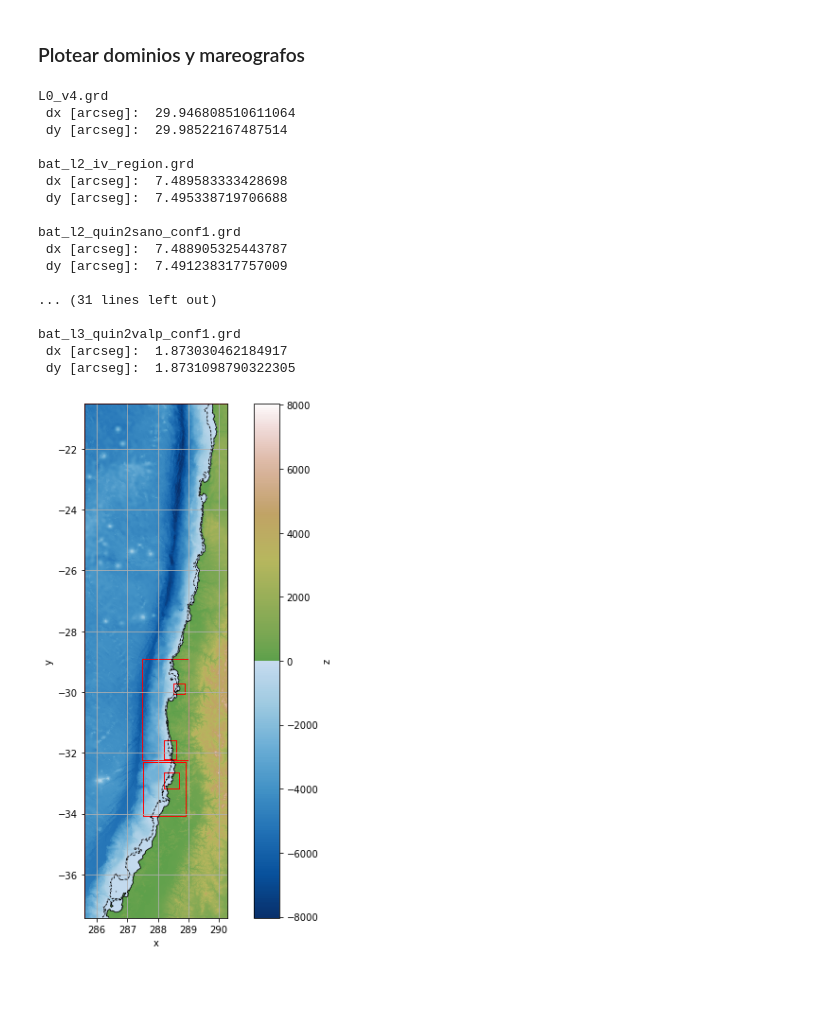
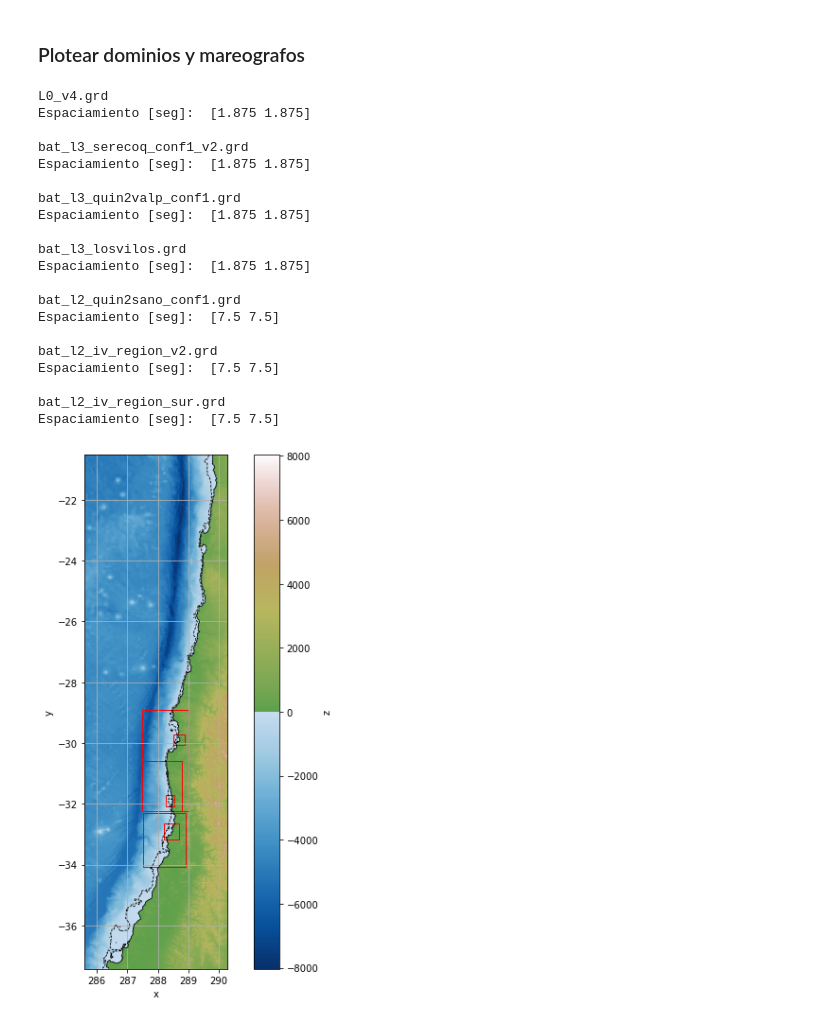
Before and after one commit to Maurici0-Diaz/Resonancia, a Jupyter notebook: analisis_grd.ipynb, the cells around one changed output. Cells and saved outputs as stored; diff of their text form; code cells hidden in the pictures; blank space fills up the shorter version.

```diff
--- a/analisis_grd.ipynb
+++ b/analisis_grd.ipynb
@@ -12,6 +12,11 @@ c_agua=plt.cm.Blues_r(np.linspace(0,0.75,256))
 c_terr=plt.cm.gist_earth(np.linspace(0.5,1,256))
 cols = np.vstack((c_agua, c_terr))
 terreno=cm.colors.LinearSegmentedColormap.from_list("terreno", cols)
+# %%
+def espaciamiento_grd(grd_data):
+    dx=np.diff(grd_data.x.values)[0]*3600
+    dy=np.diff(grd_data.y.values)[0]*3600
+    return dx,dy
 # %% [markdown]
 ### Analizar un unico archivo .grd y una boya
 # %%
@@ -82,11 +84,12 @@ r"G:\My Drive\UTFSM\memoria\batimetrias\L0_v4.grd"
 
 #grillas anidadas
 batis=[
-    r"G:\My Drive\UTFSM\memoria\tareas\tarea03\batis\bat_l2_iv_region.grd"
-    ,r"G:\My Drive\UTFSM\memoria\tareas\tarea03\batis\bat_l2_quin2sano_conf1.grd"
-    ,r"G:\My Drive\UTFSM\memoria\tareas\tarea03\batis\bat_l3_serecoq_conf1.grd"
-    ,r"G:\My Drive\UTFSM\memoria\tareas\tarea03\batis\bat_l3_iv_region_sur.grd"
-    ,r"G:\My Drive\UTFSM\memoria\tareas\tarea03\batis\bat_l3_quin2valp_conf1.grd"
+r"G:\My Drive\UTFSM\memoria\tareas\tarea03\batis\config02\bat_l3_serecoq_conf1_v2.grd"
+,r"G:\My Drive\UTFSM\memoria\tareas\tarea03\batis\config02\bat_l3_quin2valp_conf1.grd"
+,r"G:\My Drive\UTFSM\memoria\tareas\tarea03\batis\config02\bat_l3_losvilos.grd"
+,r"G:\My Drive\UTFSM\memoria\tareas\tarea03\batis\config02\bat_l2_quin2sano_conf1.grd"
+,r"G:\My Drive\UTFSM\memoria\tareas\tarea03\batis\config02\bat_l2_iv_region_v2.grd"
+,r"G:\My Drive\UTFSM\memoria\tareas\tarea03\batis\config02\bat_l2_iv_region_sur.grd"
 ]
 
 # archivo ts.xy
@@ -106,10 +109,7 @@ data_base.z.plot.imshow(cmap=terreno,ax=ax1) # plotea batimetria de base, en ax1
 data_base.z.plot.contour(levels=[-200,0], colors='k',linewidths=0.8,ax=ax1) #plotea linea de costa y curva de nivel -200
 
 print(os.path.basename(batis[0]))
-print(' dx [arcseg]: '
-      ,np.abs(data_base.x.values[-1]-data_base.x.values[0])*3600/(len(data_base.x.values)))
-print(' dy [arcseg]: '
-      ,np.abs(data_base.y.values[-1]-data_base.y.values[0])*3600/(len(data_base.y.values)))
+print("Espaciamiento [seg]: ",np.array(espaciamiento_grd(data_nc)))
 print()
 
 for i in range(1,len(batis)): # para cada bati de la lista (saltandose el primero)
@@ -124,49 +124,51 @@ for i in range(1,len(batis)): # para cada bati de la lista (saltandose el primer
     ax1.add_patch(rect) # plotea el rectangulo, en ax1
 
     print(os.path.basename(batis[i]))
-    print(' dx [arcseg]: ',np.abs(data_nc.x.values[-1]-data_nc.x.values[0])*3600/(len(data_nc.x.values)))
-    print(' dy [arcseg]: ',np.abs(data_nc.y.values[-1]-data_nc.y.values[0])*3600/(len(data_nc.y.values)))
+    print("Espaciamiento [seg]: ",np.array(espaciamiento_grd(data_nc)))
     print()
 
 # Mareografos:
 #Lee la ubicacion de los mareografos desde un archivo ts.xy
 if ts_file!=[]:
 
     coords=[] # aqui se guardaran las coordenadas del archivo .xy
     with open(ts_file[0], 'r') as reader: # abre el archivo
         for line in reader.readlines()[1:]: # para cada linea, saltandose la primera
             line = line.replace('\n','') # reemplaza saltos de linea por espacios en blanco
             line=line.rsplit(sep=' ') # Separa la linea en donde haya espacios
             coords.append(line) #agrega las coordenadas (texto a la lista coords)
 
     coords=np.array(coords) # transforma la lista a formato np.array
     coords=coords.astype(np.float) # pasa de sting a numero (float)
 
     ax1.scatter(coords[:,0],coords[:,1],c='yellow',s=8) # plotea mareografos de archivo .xy en ax1
 
     for etiqueta, x, y in zip(etiquetas, coords[:, 0], coords[:, 1]): #agregar etiquetas, lo encontre en internet
         plt.annotate(etiqueta,xy=(x, y),bbox=dict(boxstyle='square,pad=0.05',fc='white')) # falta afinar la ubicacion de las etiquetas
 
 ax1.set_aspect('equal') # lo deja en la misma escala horizontal y vertical
 
 plt.grid()
 plt.show()
 # %% [output]
 L0_v4.grd
- dx [arcseg]:  29.946808510611064
- dy [arcseg]:  29.98522167487514
+Espaciamiento [seg]:  [1.875 1.875]
 
-bat_l2_iv_region.grd
- dx [arcseg]:  7.489583333428698
- dy [arcseg]:  7.495338719706688
+bat_l3_serecoq_conf1_v2.grd
+Espaciamiento [seg]:  [1.875 1.875]
+
+bat_l3_quin2valp_conf1.grd
+Espaciamiento [seg]:  [1.875 1.875]
+
+bat_l3_losvilos.grd
+Espaciamiento [seg]:  [1.875 1.875]
 
 bat_l2_quin2sano_conf1.grd
- dx [arcseg]:  7.488905325443787
- dy [arcseg]:  7.491238317757009
+Espaciamiento [seg]:  [7.5 7.5]
 
-... (31 lines left out)
+bat_l2_iv_region_v2.grd
+Espaciamiento [seg]:  [7.5 7.5]
 
-bat_l3_quin2valp_conf1.grd
- dx [arcseg]:  1.873030462184917
- dy [arcseg]:  1.8731098790322305
+bat_l2_iv_region_sur.grd
+Espaciamiento [seg]:  [7.5 7.5]
-[figure, old version]
+[figure, new version]
```
Also changed, not shown: parts of 1 cell of this notebook.
